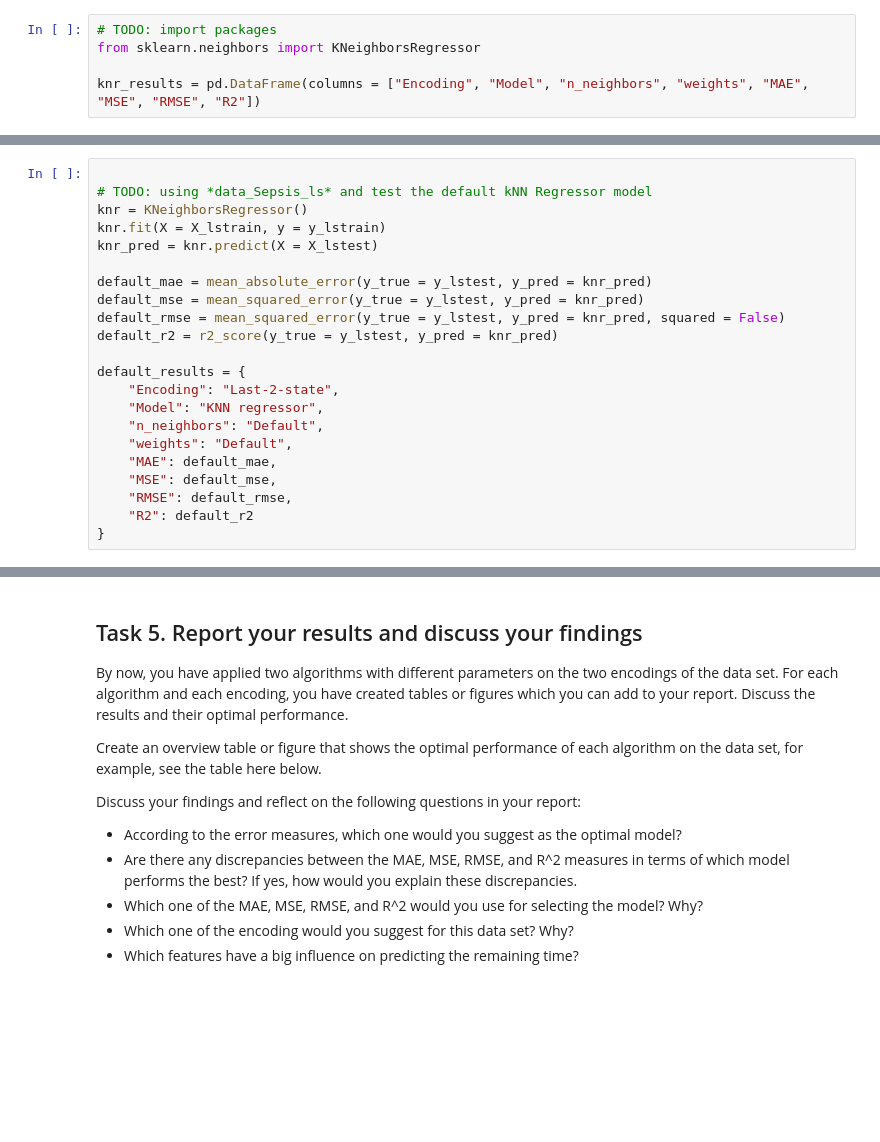
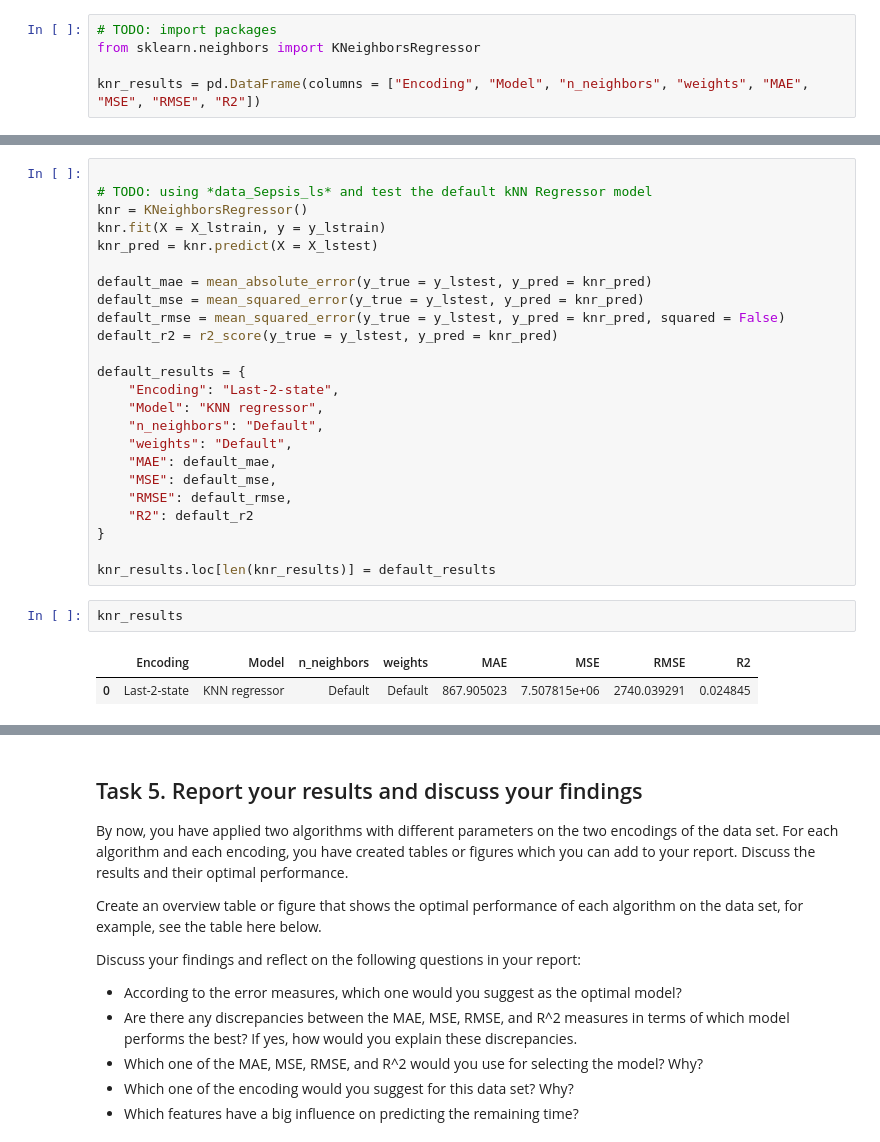
Before and after one commit to MacSuperior/APML-2, a Jupyter notebook: daniel-exploration2.ipynb, the cells around one changed output, grey strips where cells are left out. Cells and saved outputs as stored; diff of their text form; blank space fills up the shorter version.

```diff
--- a/daniel-exploration2.ipynb
+++ b/daniel-exploration2.ipynb
@@ -471,6 +495,13 @@ default_results = {
     "RMSE": default_rmse,
     "R2": default_r2
 }
+
+knr_results.loc[len(knr_results)] = default_results
+# %%
+knr_results
+# %% [output]
+|  | Encoding | Model | n_neighbors | weights | MAE | MSE | RMSE | R2 |
+| 0 | Last-2-state | KNN regressor | Default | Default | 867.905023 | 7.507815e+06 | 2740.039291 | 0.024845 |
 # %%
 # TODO: set the search space of the parameters *n_neighbors* and *weights*
 knr_params = {
```
Also changed, not shown: parts of 18 cells of this notebook.
